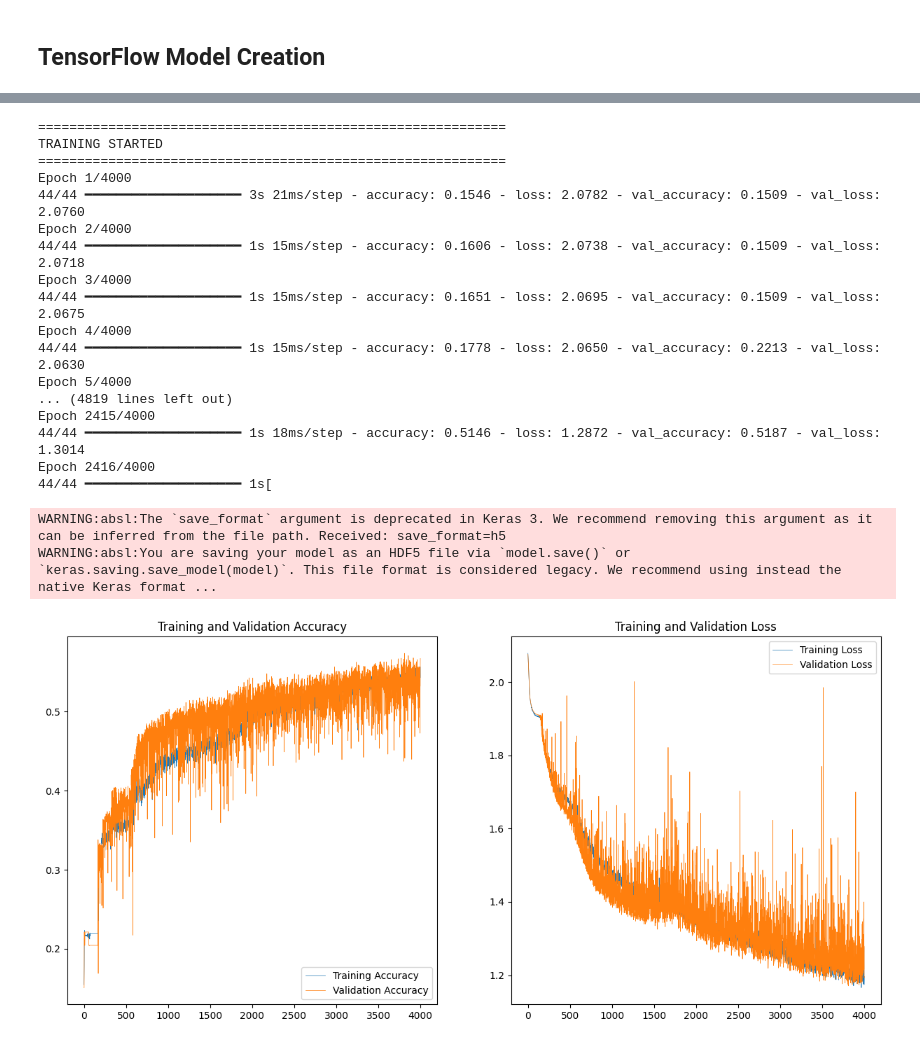
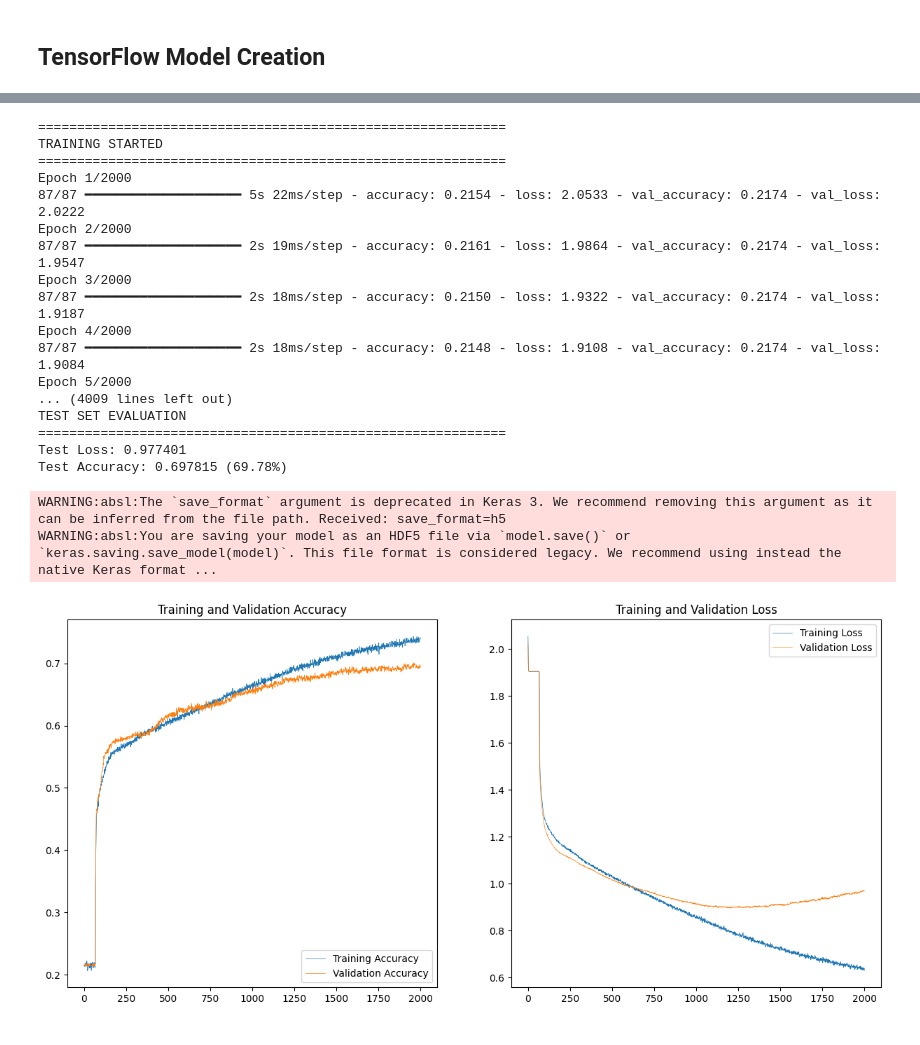
Before and after one commit to DavidBroson/MotorcycleClassification, a Jupyter notebook: code/model.ipynb, the cells around one changed output, grey strips where cells are left out. Saved outputs shown, nothing was run; the diff lists cells and outputs as text; code cells hidden in the pictures.

Commit message:
model code push

```diff
--- a/code/model.ipynb
+++ b/code/model.ipynb
@@ -14,7 +14,15 @@ from datetime import datetime
 # %%
 current = current = os.getcwd()
 parent = parent_dir = os.path.dirname(current)
-df = pd.read_csv(parent_dir+"/data/joint_data_collection_8targets.csv")
-print(f"Dataset Shape: {df.shape}")
-print(f"Spalten: {df.columns.tolist()}")
+#df = pd.read_csv(parent+"/data/joint_data_collection_8targets.csv", index_col="Unnamed: 0")
+
+df_test = pd.read_csv(parent+"/data/validation/test_data.csv")
+
+df_train = pd.read_csv(parent+"/data/train/training_data.csv")
+
+
+print(f"Dataset Shape: {df_train.shape}")
+print(f"Spalten: {df_train.columns.tolist()}")
+print(f"Dataset Shape: {df_test.shape}")
+print(f"Spalten: {df_test.columns.tolist()}")
 # %% [output]
@@ -85,7 +105,16 @@ model = keras.Sequential([
     keras.layers.Dropout(0.2),
 
     keras.layers.Dense(512, activation='softmax'),
+    keras.layers.BatchNormalization(),
     keras.layers.Dropout(0.2),
+    keras.layers.Dense(512, activation='softmax'),
+    keras.layers.BatchNormalization(),
+    keras.layers.Dropout(0.2),
+    keras.layers.Dense(512, activation='softmax'),
+    keras.layers.BatchNormalization(),
+    keras.layers.Dropout(0.2),
+
+
 
     keras.layers.Dense(num_classes, activation='softmax')
 ])
@@ -171,5 +200,5 @@ def plotTrainingAndValidationPerformance(epochs, accuracy, val_accuracy, loss, v
 # %%
-epochen=4000
+epochen=2000
 callbacks = [
     keras.callbacks.EarlyStopping(
         monitor='val_loss',
@@ -199,7 +228,7 @@ start_time = datetime.now()
 history = model.fit(
     X_train, y_train,
     epochs=epochen,
-    batch_size=256,
+    batch_size=128,
     validation_split=0.2,
     verbose=1
 )
@@ -232,50 +261,50 @@ print(f"  - Training Accuracy: {final_train_accuracy:.6f} ({final_train_accuracy
 print(f"  - Validation Loss: {final_val_loss:.6f}")
 print(f"  - Validation Accuracy: {final_val_accuracy:.6f} ({final_val_accuracy*100:.2f}%)")
 print(f"\nBest Epoch ({best_epoch}):")
 print(f"  - Validation Loss: {best_val_loss:.6f}")
 print(f"  - Validation Accuracy: {best_val_accuracy:.6f} ({best_val_accuracy*100:.2f}%)")
 
 # Test Set Evaluation
 print(f"\n{'='*60}")
 print(f"TEST SET EVALUATION")
 print(f"{'='*60}")
 
 test_loss, test_accuracy = model.evaluate(X_test, y_test, verbose=0)
 print(f"Test Loss: {test_loss:.6f}")
 print(f"Test Accuracy: {test_accuracy:.6f} ({test_accuracy*100:.2f}%)")
 
 # Predictions
 y_pred_probs = model.predict(X_test, verbose=0)
 y_pred = np.argmax(y_pred_probs, axis=1)
 
 # Zurück zu Text-Labels
 y_test_text = label_encoder.inverse_transform(y_test)
 y_pred_text = label_encoder.inverse_transform(y_pred)
 plotTrainingAndValidationPerformance(range(epochen), history.history["accuracy"], history.history["val_accuracy"],history.history["loss"], history.history["val_loss"])
 
-model_path=os.path.join(parent,"code/models/bestmodel8longcycle.h5")
-model.save(model_path, save_format="h5")
+
+model.save(parent+"/code/models/bestmodelTry1.h5", save_format="h5")
 # %% [output]
 ============================================================
 TRAINING STARTED
 ============================================================
-Epoch 1/4000
-44/44 ━━━━━━━━━━━━━━━━━━━━ 3s 21ms/step - accuracy: 0.1546 - loss: 2.0782 - val_accuracy: 0.1509 - val_loss: 2.0760
-Epoch 2/4000
-44/44 ━━━━━━━━━━━━━━━━━━━━ 1s 15ms/step - accuracy: 0.1606 - loss: 2.0738 - val_accuracy: 0.1509 - val_loss: 2.0718
-Epoch 3/4000
-44/44 ━━━━━━━━━━━━━━━━━━━━ 1s 15ms/step - accuracy: 0.1651 - loss: 2.0695 - val_accuracy: 0.1509 - val_loss: 2.0675
-Epoch 4/4000
-44/44 ━━━━━━━━━━━━━━━━━━━━ 1s 15ms/step - accuracy: 0.1778 - loss: 2.0650 - val_accuracy: 0.2213 - val_loss: 2.0630
-Epoch 5/4000
-... (4819 lines left out)
-Epoch 2415/4000
-44/44 ━━━━━━━━━━━━━━━━━━━━ 1s 18ms/step - accuracy: 0.5146 - loss: 1.2872 - val_accuracy: 0.5187 - val_loss: 1.3014
-Epoch 2416/4000
-44/44 ━━━━━━━━━━━━━━━━━━━━ 1s[
+Epoch 1/2000
+87/87 ━━━━━━━━━━━━━━━━━━━━ 5s 22ms/step - accuracy: 0.2154 - loss: 2.0533 - val_accuracy: 0.2174 - val_loss: 2.0222
+Epoch 2/2000
+87/87 ━━━━━━━━━━━━━━━━━━━━ 2s 19ms/step - accuracy: 0.2161 - loss: 1.9864 - val_accuracy: 0.2174 - val_loss: 1.9547
+Epoch 3/2000
+87/87 ━━━━━━━━━━━━━━━━━━━━ 2s 18ms/step - accuracy: 0.2150 - loss: 1.9322 - val_accuracy: 0.2174 - val_loss: 1.9187
+Epoch 4/2000
+87/87 ━━━━━━━━━━━━━━━━━━━━ 2s 18ms/step - accuracy: 0.2148 - loss: 1.9108 - val_accuracy: 0.2174 - val_loss: 1.9084
+Epoch 5/2000
+... (4009 lines left out)
+TEST SET EVALUATION
+============================================================
+Test Loss: 0.977401
+Test Accuracy: 0.697815 (69.78%)
 WARNING:absl:The `save_format` argument is deprecated in Keras 3. We recommend removing this argument as it can be inferred from the file path. Received: save_format=h5
 WARNING:absl:You are saving your model as an HDF5 file via `model.save()` or `keras.saving.save_model(model)`. This file format is considered legacy. We recommend using instead the native Keras format ...
-[figure, old version]
+[figure, new version]
 # %%
 from sklearn.metrics import classification_report, confusion_matrix
 from sklearn.metrics import classification_report, confusion_matrix
```
Also changed, not shown: parts of 5 cells of this notebook.
